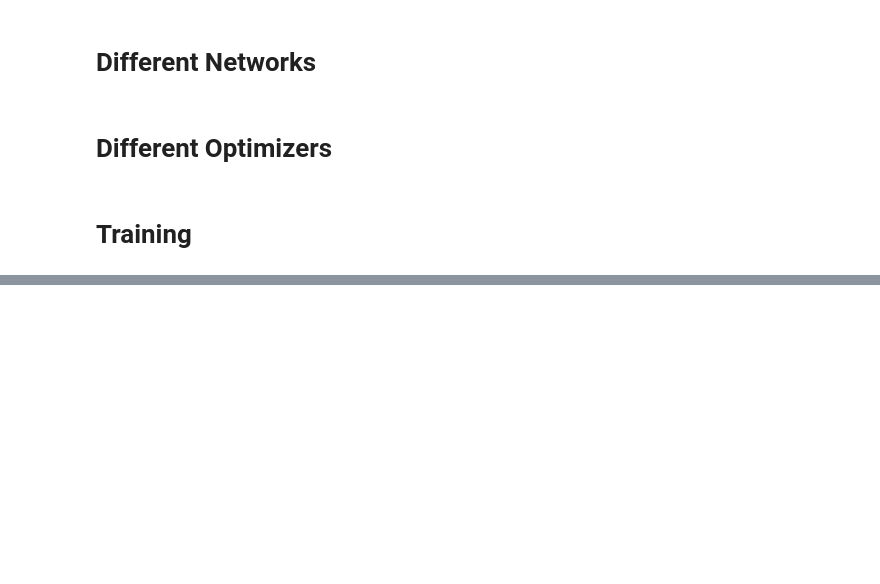
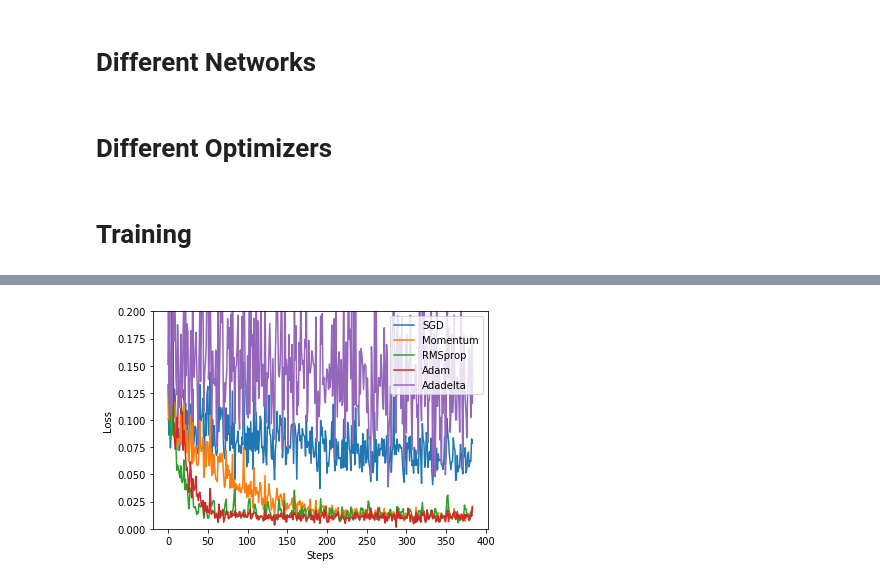
Before and after one commit to KonevDmitry/deep-learning, a Jupyter notebook: pytorch/09-optimizers.ipynb, the cells around one changed output, grey strips where cells are left out. Cells and saved outputs as stored; diff of their text form; code cells hidden in the pictures; blank space fills up the shorter version.

```diff
--- a/pytorch/09-optimizers.ipynb
+++ b/pytorch/09-optimizers.ipynb
@@ -62,11 +62,11 @@ opt_SGD         = torch.optim.SGD(net_SGD.parameters(), lr=LR)
 opt_Momentum    = torch.optim.SGD(net_Momentum.parameters(), lr=LR, momentum=0.8)
 opt_RMSprop     = torch.optim.RMSprop(net_RMSprop.parameters(), lr=LR, alpha=0.9)
 opt_Adam        = torch.optim.Adam(net_Adam.parameters(), lr=LR, betas=(0.9, 0.99))
-opt_Adadelta    = torch.optim.Adadelta(net_Adadelta.parameters(), lr=LR, rho=0.9, eps=1e-04, weight_decay=0.001)
+opt_Adadelta    = torch.optim.Adadelta(net_Adadelta.parameters(), lr=LR)#, rho=0.9, eps=1e-04, weight_decay=0.001)
 optimizers = [opt_SGD, opt_Momentum, opt_RMSprop, opt_Adam, opt_Adadelta]
 # %%
 loss_func = torch.nn.MSELoss()
-losses_his = [[], [], [], []]   # record loss
+losses_his = [[], [], [], [], []]   # record loss
 # %% [markdown]
 # Training
 # %%
@@ -81,3 +81,5 @@ for epoch in range(EPOCH):
             loss = loss_func(output, b_y)     # compute loss for every net
             opt.zero_grad()                   # Clear gradients for next train
             loss.backward()                   # backpropagation, compute gradients
+            opt.step()                        # apply gradients
+            l_his.append(loss.data[0])        # loss recoder
@@ -83,0 +99,12 @@ for epoch in range(EPOCH):
+# %%
+labels = ['SGD', 'Momentum', 'RMSprop', 'Adam', 'Adadelta']
+for i, l_his in enumerate(losses_his):
+    plt.plot(l_his, label=labels[i])
+
+plt.legend(loc='best')
+plt.xlabel('Steps')
+plt.ylabel('Loss')
+plt.ylim(0, 0.2)
+plt.show()
+# %% [output]
+[figure, added]
```
Also changed, not shown: parts of 2 cells of this notebook, 10 other files.
